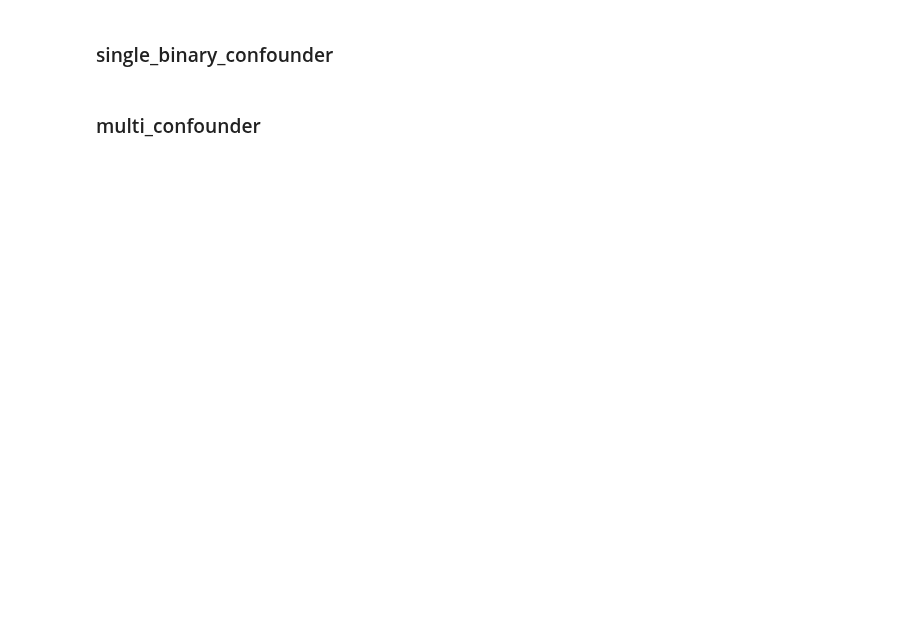
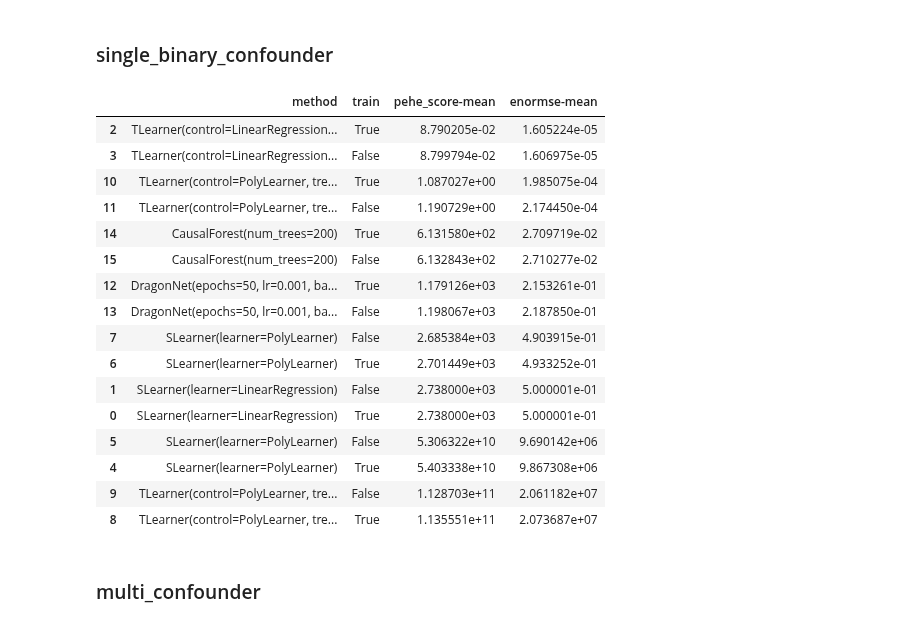
Before and after one commit to ra237/justcause, a Jupyter notebook: notebooks/ihdp-comparison.ipynb, the cells around one changed output. Drawn from its saved outputs; the diff is of its cells as text; code cells hidden in the pictures; blank space fills up the shorter version.

```diff
--- a/notebooks/ihdp-comparison.ipynb
+++ b/notebooks/ihdp-comparison.ipynb
@@ -83,7 +101,25 @@ pd.read_pickle("linear_rct")
 # %% [markdown]
 ### single_binary_confounder
 # %%
-pd.read_pickle("linear_single_binary_confounder")
+pd.read_pickle("linear_single_binary_confounder")[['method', 'train', 'pehe_score-mean', 'enormse-mean']]
+# %% [output]
+|  | method | train | pehe_score-mean | enormse-mean |
+| 2 | TLearner(control=LinearRegression... | True | 8.790205e-02 | 1.605224e-05 |
+| 3 | TLearner(control=LinearRegression... | False | 8.799794e-02 | 1.606975e-05 |
+| 10 | TLearner(control=PolyLearner, tre... | True | 1.087027e+00 | 1.985075e-04 |
+| 11 | TLearner(control=PolyLearner, tre... | False | 1.190729e+00 | 2.174450e-04 |
+| 14 | CausalForest(num_trees=200) | True | 6.131580e+02 | 2.709719e-02 |
+| 15 | CausalForest(num_trees=200) | False | 6.132843e+02 | 2.710277e-02 |
+| 12 | DragonNet(epochs=50, lr=0.001, ba... | True | 1.179126e+03 | 2.153261e-01 |
+| 13 | DragonNet(epochs=50, lr=0.001, ba... | False | 1.198067e+03 | 2.187850e-01 |
+| 7 | SLearner(learner=PolyLearner) | False | 2.685384e+03 | 4.903915e-01 |
+| 6 | SLearner(learner=PolyLearner) | True | 2.701449e+03 | 4.933252e-01 |
+| 1 | SLearner(learner=LinearRegression) | False | 2.738000e+03 | 5.000001e-01 |
+| 0 | SLearner(learner=LinearRegression) | True | 2.738000e+03 | 5.000001e-01 |
+| 5 | SLearner(learner=PolyLearner) | False | 5.306322e+10 | 9.690142e+06 |
+| 4 | SLearner(learner=PolyLearner) | True | 5.403338e+10 | 9.867308e+06 |
+| 9 | TLearner(control=PolyLearner, tre... | False | 1.128703e+11 | 2.061182e+07 |
+| 8 | TLearner(control=PolyLearner, tre... | True | 1.135551e+11 | 2.073687e+07 |
 # %% [markdown]
 ### multi_confounder
 # %%
```
Also changed, not shown: parts of 23 cells of this notebook.
